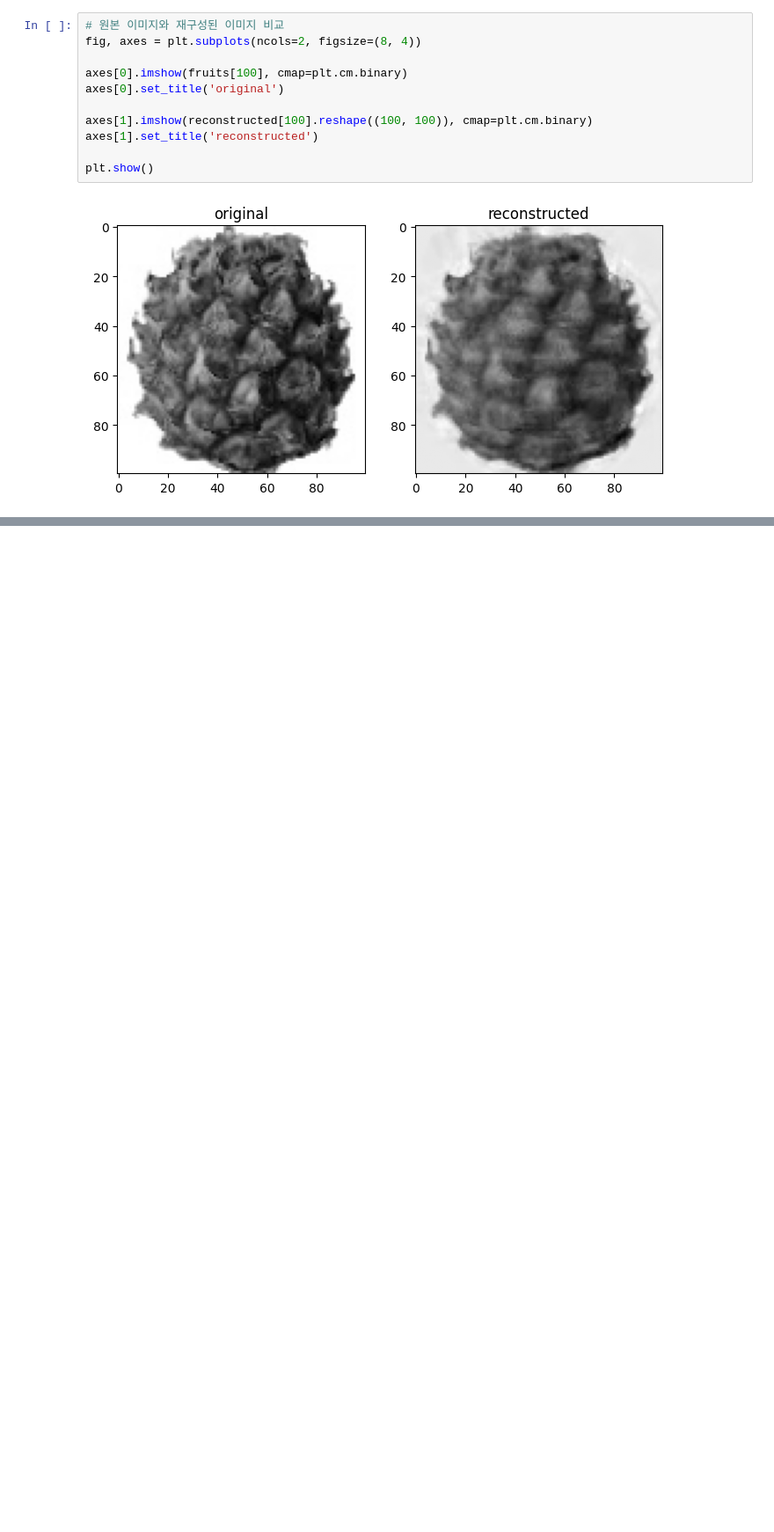
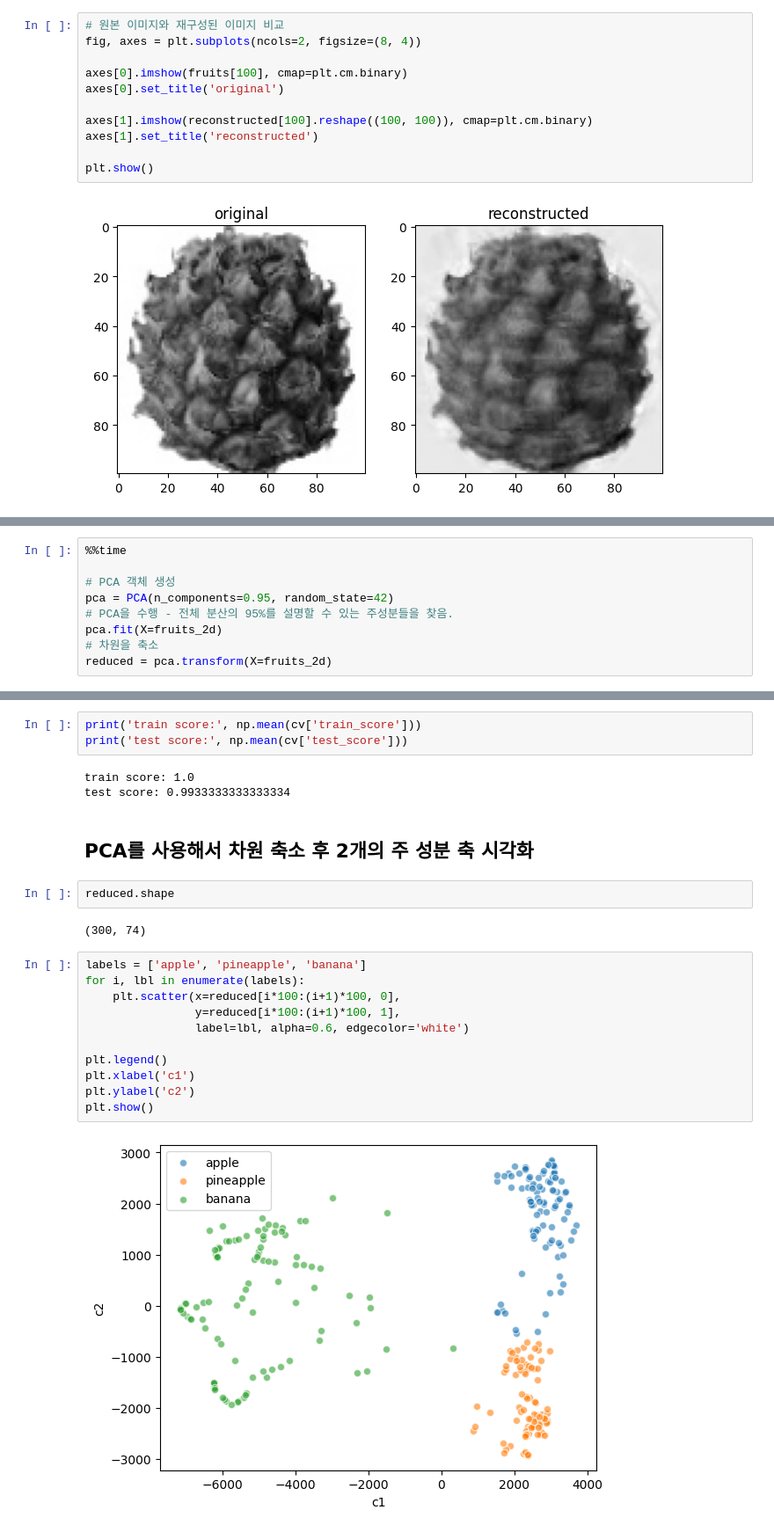
Before and after one commit to JakeOh/202605_BD57, a Jupyter notebook: lab_ml/ml15_pca.ipynb, the cells around one changed output, grey strips where cells are left out. Shown at 88% size. Drawn from its saved outputs; the diff is of its cells as text; blank space fills up the shorter version.

```diff
--- a/lab_ml/ml15_pca.ipynb
+++ b/lab_ml/ml15_pca.ipynb
@@ -303,0 +345,9 @@ plt.show()
+# %%
+%%time
+
+# PCA 객체 생성
+pca = PCA(n_components=0.95, random_state=42)
+# PCA을 수행 - 전체 분산의 95%를 설명할 수 있는 주성분들을 찾음.
+pca.fit(X=fruits_2d)
+# 차원을 축소
+reduced = pca.transform(X=fruits_2d)
@@ -303,0 +371,25 @@ plt.show()
+# %%
+print('train score:', np.mean(cv['train_score']))
+print('test score:', np.mean(cv['test_score']))
+# %% [output]
+train score: 1.0
+test score: 0.9933333333333334
+# %% [markdown]
+## PCA를 사용해서 차원 축소 후 2개의 주 성분 축 시각화
+# %%
+reduced.shape
+# %% [output]
+(300, 74)
+# %%
+labels = ['apple', 'pineapple', 'banana']
+for i, lbl in enumerate(labels):
+    plt.scatter(x=reduced[i*100:(i+1)*100, 0],
+                y=reduced[i*100:(i+1)*100, 1],
+                label=lbl, alpha=0.6, edgecolor='white')
+
+plt.legend()
+plt.xlabel('c1')
+plt.ylabel('c2')
+plt.show()
+# %% [output]
+[figure, added]
```
Also changed, not shown: parts of 10 cells of this notebook.
